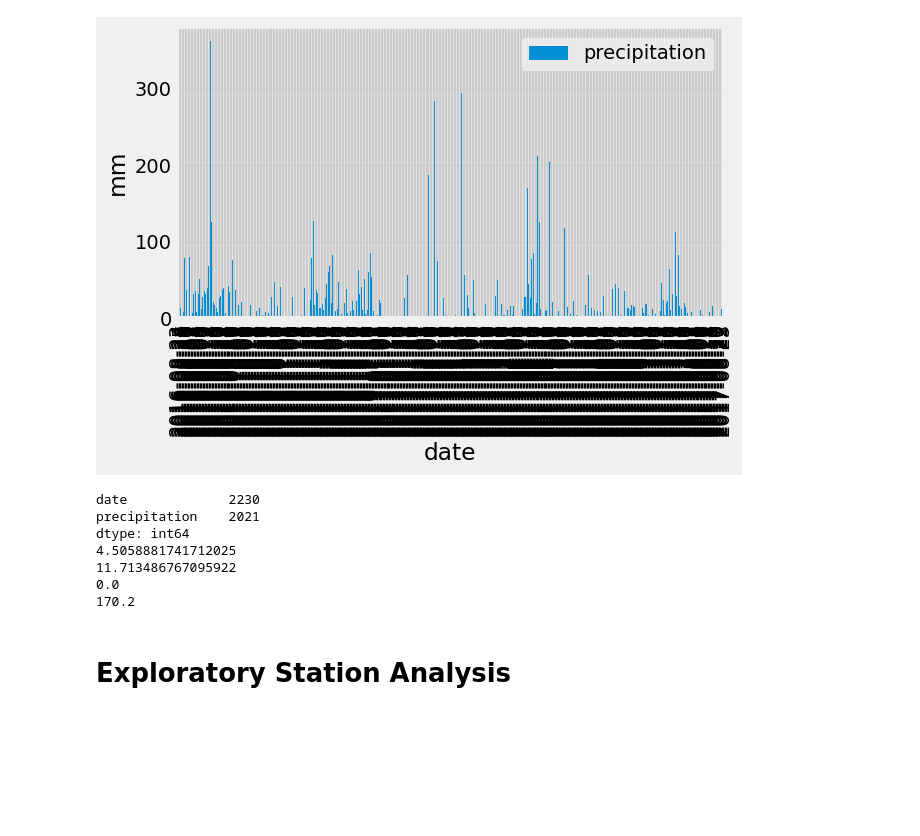
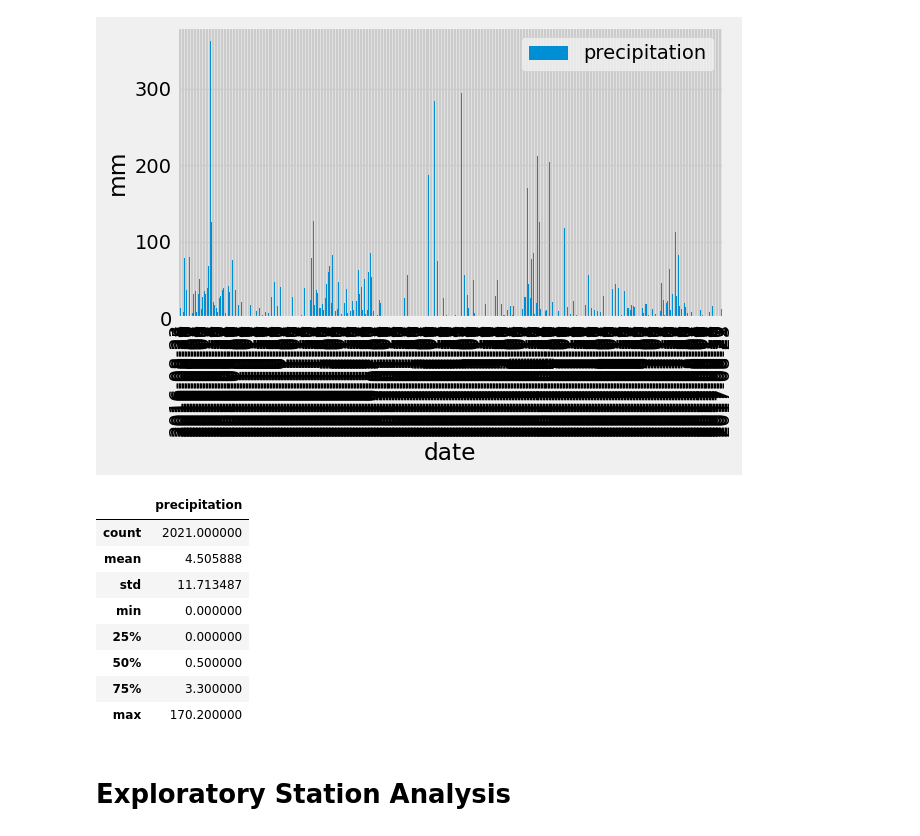
Before and after one commit to ElizabethDashwood/sqlalchemy-challenge, a Jupyter notebook: SurfsUp/climate_starter.ipynb, the cells around one changed output. Saved outputs shown, nothing was run; the diff lists cells and outputs as text; code cells hidden in the pictures; blank space fills up the shorter version.

Commit message:
Code for summary stats Part 2

```diff
--- a/SurfsUp/climate_starter.ipynb
+++ b/SurfsUp/climate_starter.ipynb
@@ -135,26 +119,46 @@ plt.show()
 # %% [output]
 Query Date: 2016-08-23
 [figure]
-# %%
-# Use Pandas to calculate the summary statistics for the precipitation data
-count = precipitation_df.count()
-print(count)
-mean = precipitation_df['precipitation'].mean()
-print(mean)
-std = precipitation_df['precipitation'].std()
-print(std)
-min = precipitation_df['precipitation'].min()
-print(min)
-max = precipitation_df['precipitation'].max()
-print(max)
-# %% [output]
-date             2230
-precipitation    2021
-dtype: int64
-4.5058881741712025
-11.713486767095922
-0.0
-170.2
+# %%
+# Use Pandas to calculate the summary statistics for the precipitation data
+count = precipitation_df.count()
+mean = precipitation_df['precipitation'].mean()
+std = precipitation_df['precipitation'].std()
+min = precipitation_df['precipitation'].min()
+max = precipitation_df['precipitation'].max()
+
+# Reference: https://www.aporia.com/blog/how-to/convert-index-dataframe-to-column/
+quartiles = precipitation_df.quantile([.25, .5, .75])
+quartiles = quartiles.reset_index().rename(columns={"index":"quartile"})
+# Reference: https://stackoverflow.com/questions/36684013/extract-column-value-based-on-another-column-in-pandas
+lowerq = quartiles.loc[quartiles['quartile'] == 0.25, 'precipitation'].iloc[0]
+middleq = quartiles.loc[quartiles['quartile'] == 0.50, 'precipitation'].iloc[0]
+upperq = quartiles.loc[quartiles['quartile'] == 0.75, 'precipitation'].iloc[0]
+
+# Create a DataFrame for summary statistics
+summary_statistics_df = pd.DataFrame({
+    "count": count,
+    "mean": mean,
+    "std": std,
+    "min": min,
+    "25%": lowerq,
+    "50%": middleq,
+    "75%": upperq,
+    "max": max
+})
+summary_statistics_df.transpose()
+
+#Reference: https://www.geeksforgeeks.org/python-pandas-dataframe-transpose/
+# %% [output]
+|  | precipitation |
+| count | 2021.000000 |
+| mean | 4.505888 |
+| std | 11.713487 |
+| min | 0.000000 |
+| 25% | 0.000000 |
+| 50% | 0.500000 |
+| 75% | 3.300000 |
+| max | 170.200000 |
 # %% [markdown]
 # Exploratory Station Analysis
 # %%
```
Also changed, not shown: parts of 2 cells of this notebook.
